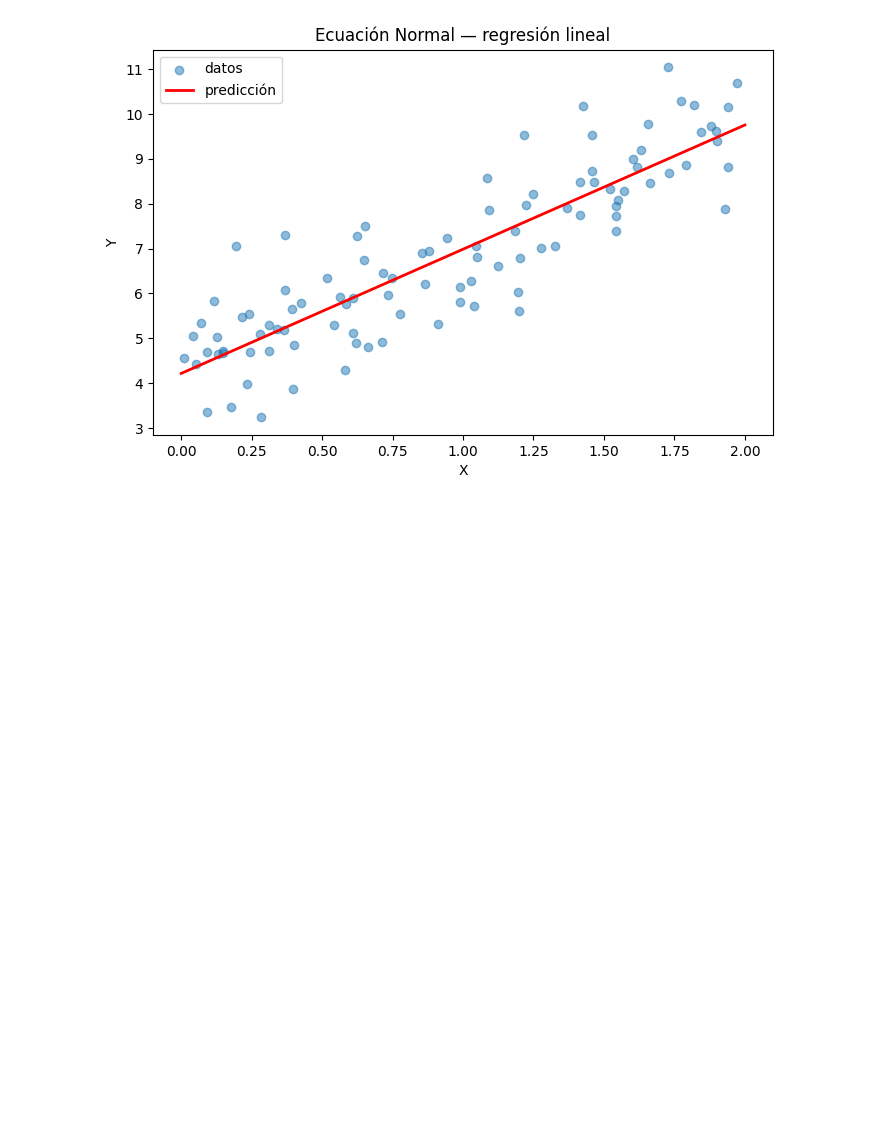
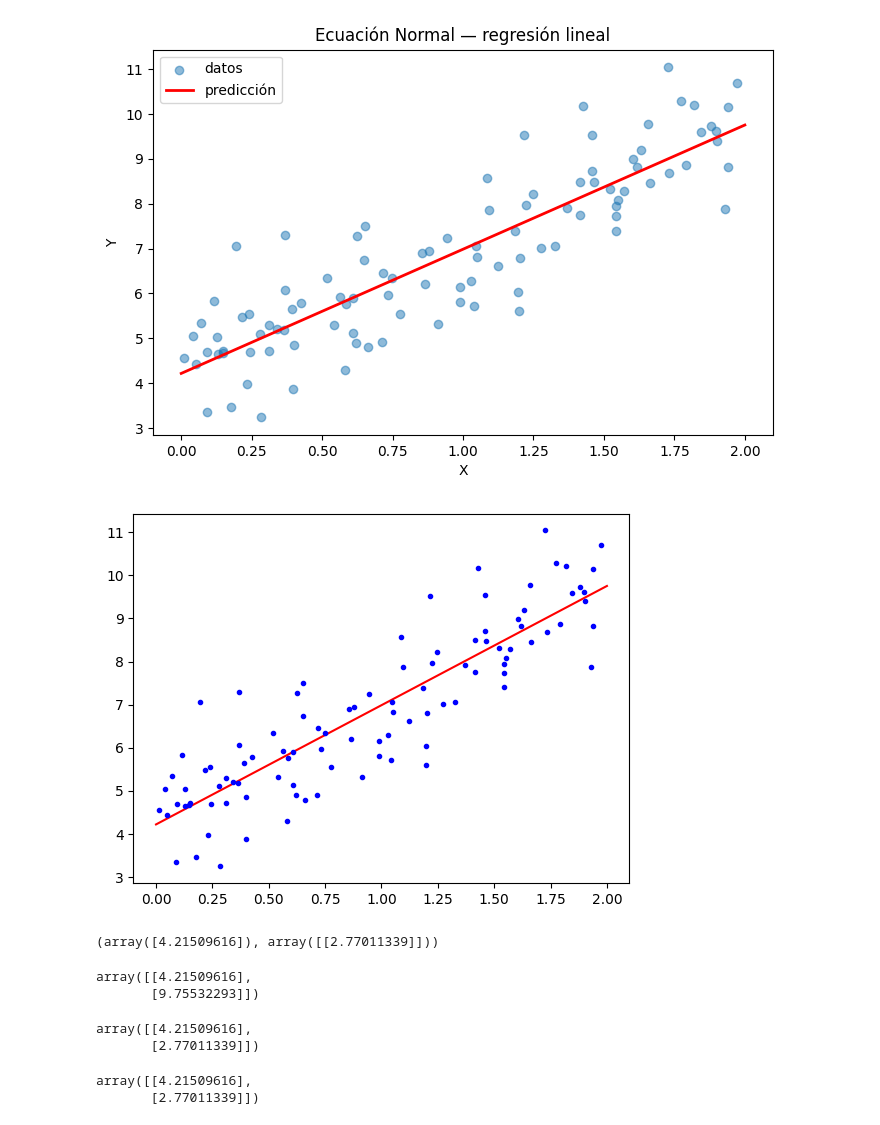
Before and after one commit to atamez6/housing_prediction, a Jupyter notebook: 04_modelos.ipynb, the cells around one changed output. Saved outputs shown, nothing was run; the diff lists cells and outputs as text; code cells hidden in the pictures; blank space fills up the shorter version.

```diff
--- a/04_modelos.ipynb
+++ b/04_modelos.ipynb
@@ -43,3 +43,34 @@ plt.title("Ecuación Normal — regresión lineal")
 plt.show()
 # %% [output]
 [figure]
+# %%
+plt.plot(X_new, y_predict, 'r-', label= "predictions")
+plt.plot(X, Y,"b.")
+[...]
+plt.show()
+# %% [output]
+[figure, added]
+# %%
+from sklearn.linear_model import LinearRegression
+
+lin_reg = LinearRegression()
+lin_reg.fit(X,Y)
+lin_reg.intercept_, lin_reg.coef_
+# %% [output]
+(array([4.21509616]), array([[2.77011339]]))
+# %%
+lin_reg.predict(X_new)
+# %% [output]
+array([[4.21509616],
+       [9.75532293]])
+# %%
+theta_best_svd , residuals, rank, s = np.linalg.lstsq(X_b, Y, rcond=1e-6)
+theta_best_svd
+# %% [output]
+array([[4.21509616],
+       [2.77011339]])
+# %%
+np.linalg.pinv(X_b) @ Y
+# %% [output]
+array([[4.21509616],
+       [2.77011339]])
```
